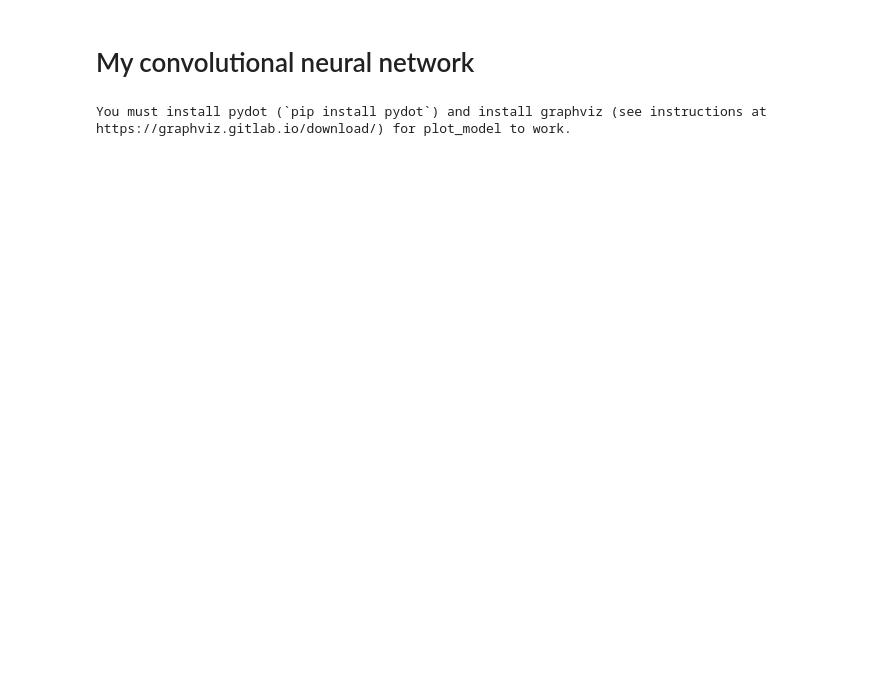
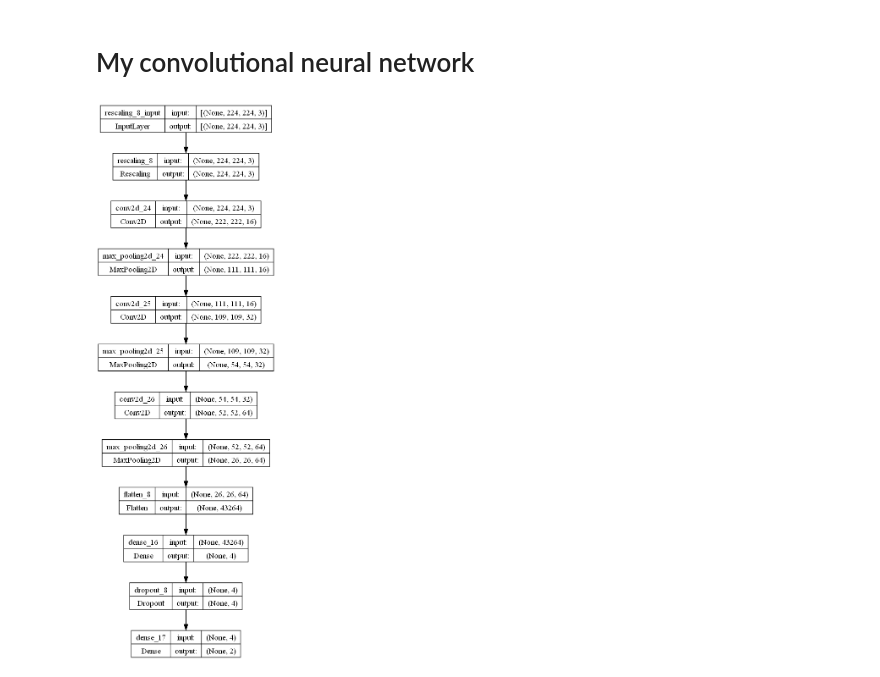
Before and after one commit to CYaiche/dog_breed_classification, a Jupyter notebook: model.ipynb, the cells around one changed output. Drawn from its saved outputs; the diff is of its cells as text; code cells hidden in the pictures; blank space fills up the shorter version.

```diff
--- a/model.ipynb
+++ b/model.ipynb
@@ -38,10 +40,5 @@ print(tf.__version__)
 
 Let's begin with imbalanced dataset
 I choose to use image_dataset_from_directory instead of ImageDataGenerator  because of the speed benchmark [here](https://towardsdatascience.com/what-is-the-best-input-pipeline-to-train-image-classification-models-with-tf-keras-eb3fe26d3cc5)
-# %%
-IMG_SIZE = 224
-batch_size = 32
-
-input_shape = (224, 224, 3)
 # %% [markdown]
 ##  DATASET SUBSET
@@ -226,3 +122,8 @@ n02095889-Sealyham_terrier
+# %%
+model_run_config["conv1_width"] =  16
+model_run_config["conv2_width"] =  32
+model_run_config["conv3_width"] =  64
+model_run_config["dense1_size"] =  NB_CLASS*2
 # %%
 from keras.models import Sequential
 from keras.layers import Conv2D, MaxPooling2D
@@ -231,24 +132,27 @@ from keras.layers import Activation, Dropout, Flatten, Dense, Rescaling
 def get_personal_model():
     model = Sequential()
     model.add(Rescaling( 1.0 / 255 , input_shape=input_shape))
-    model.add(Conv2D(32, (3, 3), activation='relu')) # kernel = 3*3
+    model.add(Conv2D(model_run_config["conv1_width"], (3, 3), activation='relu')) # kernel = 3*3
     model.add(MaxPooling2D((2, 2),strides=(2,2),padding="same"))
 
-    model.add(Conv2D(128, (3, 3), activation='relu'))
+    model.add(Conv2D(model_run_config["conv2_width"] , (3, 3), activation='relu'))
     model.add(MaxPooling2D((2, 2)))
+    # model.add(Conv2D(128, (3, 3), activation='relu'))
+    # model.add(MaxPooling2D((2, 2)))
 
-    model.add(Conv2D(256, (3, 3), activation='relu'))
-    model.add(MaxPooling2D((2, 2)))
+    # model.add(Conv2D(256, (3, 3), activation='relu'))
+    # model.add(MaxPooling2D((2, 2)))
 
-    model.add(Conv2D(512, (3, 3), activation='relu'))
+    model.add(Conv2D(model_run_config["conv3_width"] , (3, 3), activation='relu'))
     model.add(MaxPooling2D((2, 2)))
 
     model.add(Flatten())  # this converts our 3D feature maps to 1D feature vectors
-    model.add(Dense(30, activation='relu'))
-    model.add(Dropout(0.5))
-    model.add(Dense(30, activation='softmax'))
+    model.add(Dense(model_run_config["dense1_size"], activation='relu'))
 
-    model.compile(loss='binary_crossentropy',optimizer='adam',metrics=['accuracy'])
+    model.add(Dropout(0.9))
+    model.add(Dense(NB_CLASS, activation='softmax'))
+
+    model.compile(loss=loss, optimizer=optimizer, metrics=metrics)
 
     return model
 # %%
@@ -256,9 +160,9 @@ cnn_based_model = get_personal_model()
 # %%
 cnn_based_model.build(input_shape)
 # %%
-keras.utils.plot_model(cnn_based_model, show_shapes=True)
+tf.keras.utils.plot_model(cnn_based_model, show_shapes=True)
 # %% [output]
-You must install pydot (`pip install pydot`) and install graphviz (see instructions at https://graphviz.gitlab.io/download/) for plot_model to work.
+[figure, added]
 # %%
 cnn_based_model.summary()
 # %% [output]
```
Also changed, not shown: parts of 37 cells of this notebook, 10 other files.
